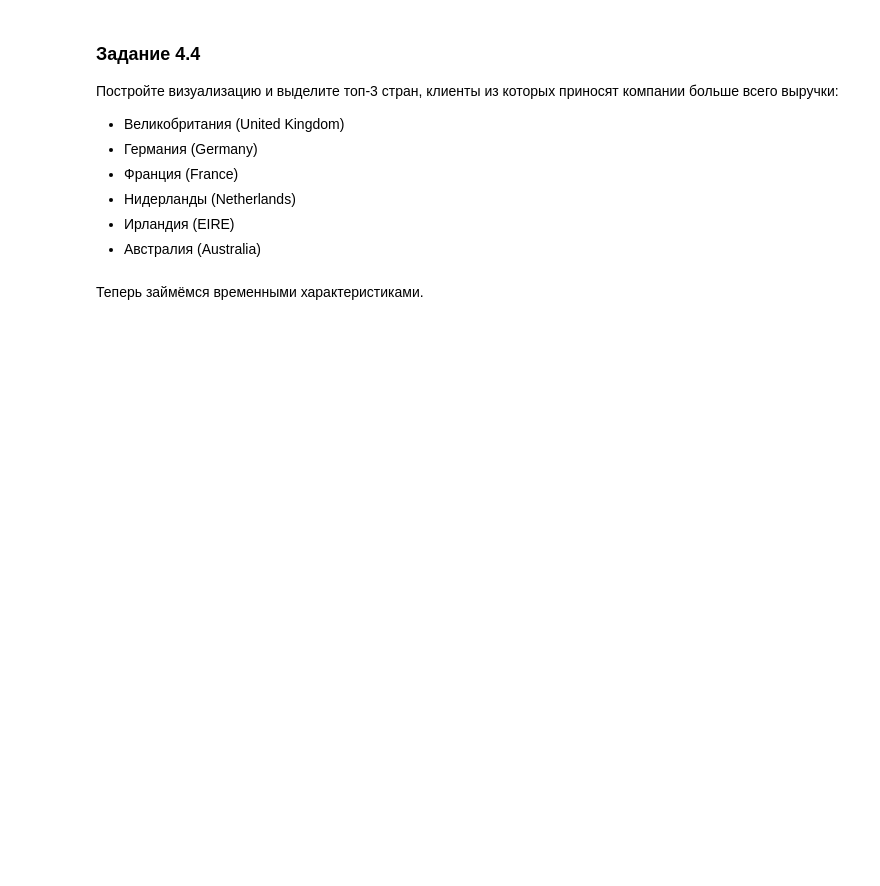
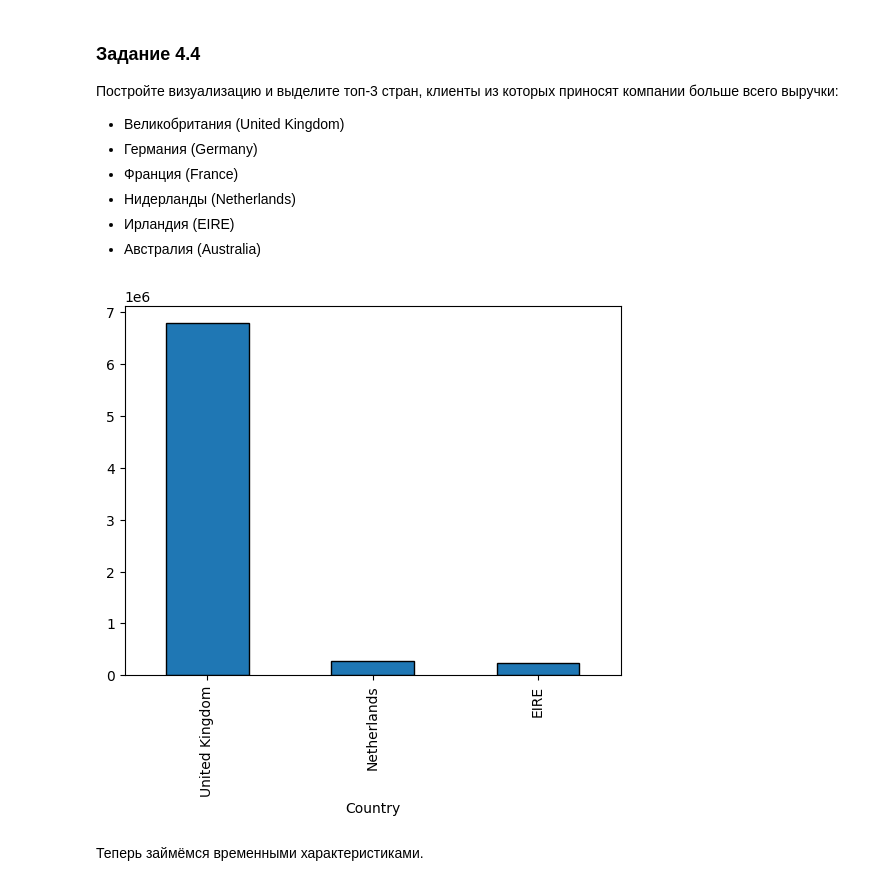
Before and after one commit to Mekhty111/Customer_Segmentation, a Jupyter notebook: Project-6. Ноутбук-шаблон.ipynb, the cells around one changed output. Saved outputs shown, nothing was run; the diff lists cells and outputs as text; code cells hidden in the pictures; blank space fills up the shorter version.

```diff
--- a/Project-6. Ноутбук-шаблон.ipynb
+++ b/Project-6. Ноутбук-шаблон.ipynb
@@ -391,7 +391,7 @@ def get_quantity_canceled(data):
             quantity_canceled.loc[index_order] = quantity_canceled.loc[index_order] - col.Quantity
     return quantity_canceled
 
-quantity_canceled = get_quantity_canceled(data)
+data['quantity_canceled'] = get_quantity_canceled(data)
 # %% [markdown]
 ### Задание 3.7
 Подсчитайте суммарное количество отмененных товаров в столбце QuantityCanceled.
@@ -545,3 +560,5 @@ plt.show()
+# %%
+data['total_price'] = (data['Quantity'] - data['quantity_canceled']) * data['UnitPrice']
 # %% [markdown]
 ### Задание 4.4
 
@@ -552,6 +569,10 @@ plt.show()
 * Нидерланды (Netherlands)
 * Ирландия (EIRE)
 * Австралия (Australia)
+# %%
+sort_of_total_gain = (data.groupby(['Country'])['total_price'].sum().sort_values(ascending=False))[:3].plot(kind='bar')
+# %% [output]
+[figure, added]
 # %% [markdown]
 Теперь займёмся временными характеристиками.
 # %% [markdown]
```
Also changed, not shown: parts of 3 cells of this notebook.
